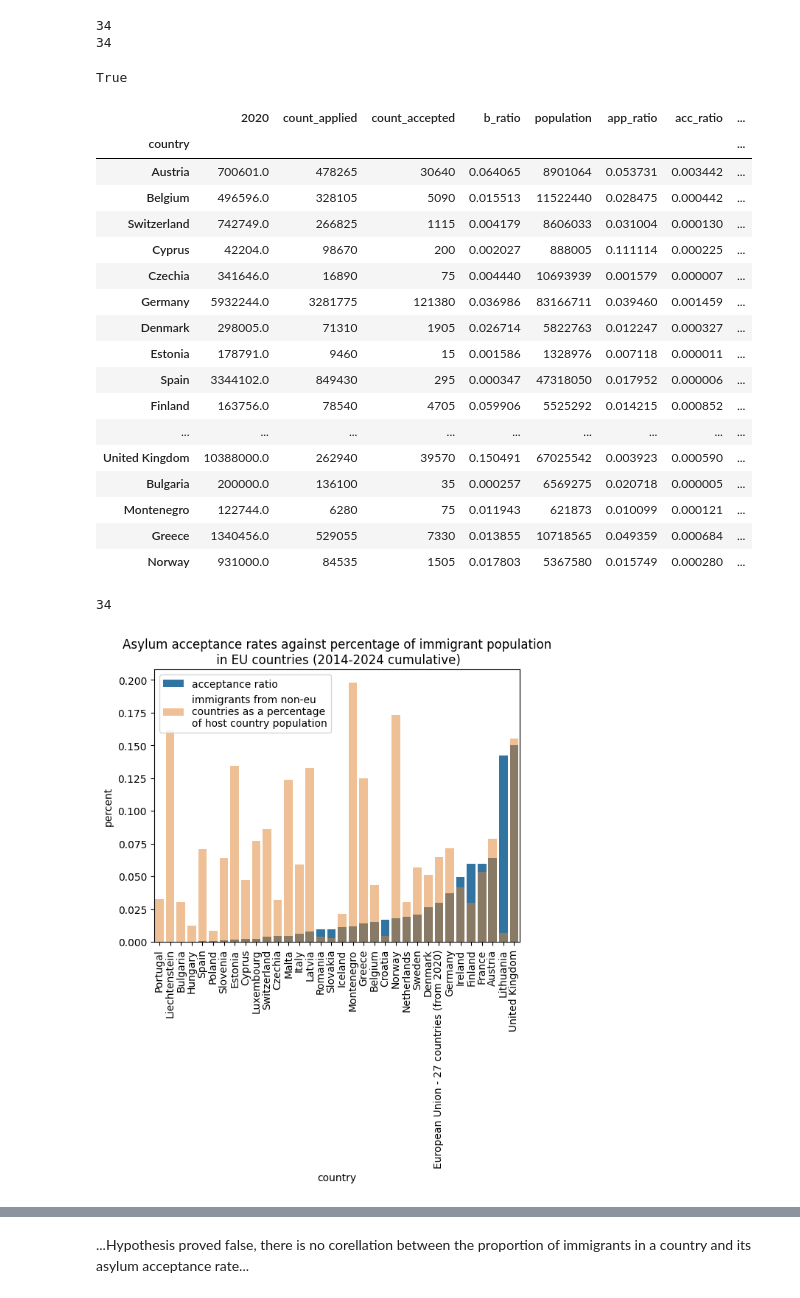
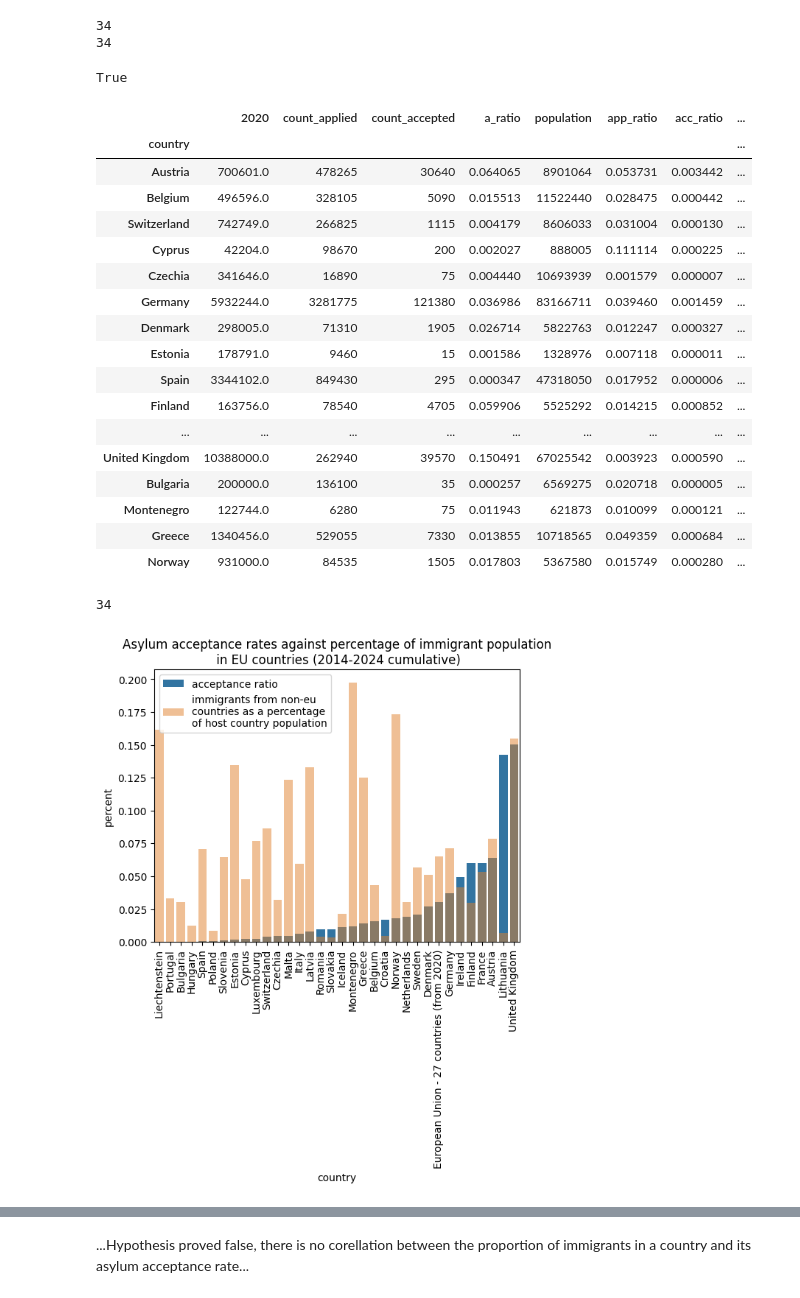
Before and after one commit to jatofi-official/migration-eu-analysis, a Jupyter notebook: Notebooks/asylum_ado_.ipynb, the cells around one changed output, grey strips where cells are left out. Drawn from its saved outputs; the diff is of its cells as text; code cells hidden in the pictures.

```diff
--- a/Notebooks/asylum_ado_.ipynb
+++ b/Notebooks/asylum_ado_.ipynb
@@ -78,14 +78,14 @@ Countries to choose from: {'Malta', 'Slovakia', 'European Union - 27 countries (
 
 # which country is the most generous? not so easy to tell...
 # -> compute ratios of acceptance for each country and plot as bar plot
-top['b_ratio'] = top['count_accepted'] / top['count_applied']
+top['a_ratio'] = top['count_accepted'] / top['count_applied']
 
-top.sort_values(by = 'b_ratio', inplace = True)
+top.sort_values(by = 'a_ratio', inplace = True)
 
-a = sns.barplot(data = top, x = 'country', y = 'b_ratio')
+a = sns.barplot(data = top, x = 'country', y = 'a_ratio')
 a.set_ylabel('Acceptnce ratio')
 a.set_title('Asylum acceptance rates for EU countries (2014-2024 cumulative)')
 plt.xticks(rotation = 90)
-print('Average acceptance rate:', top.loc['European Union - 27 countries (from 2020)', 'b_ratio'])
+print('Average acceptance rate:', top.loc['European Union - 27 countries (from 2020)', 'a_ratio'])
 # %% [output]
 Average acceptance rate: 0.030108226262807024
@@ -265,7 +267,7 @@ display(top)
 pass
 # %% [output]
 True
-|  | 2020 | count_applied | count_accepted | b_ratio | population | app_ratio | acc_ratio | ... |
+|  | 2020 | count_applied | count_accepted | a_ratio | population | app_ratio | acc_ratio | ... |
 | country |  |  |  |  |  |  |  | ... |
 | Austria | 700601.0 | 478265 | 30640 | 0.064065 | 8901064 | 0.053731 | 0.003442 | ... |
 | Belgium | 496596.0 | 328105 | 5090 | 0.015513 | 11522440 | 0.028475 | 0.000442 | ... |
@@ -286,24 +288,24 @@ True
 # %%
 print(len(top))
 top['OEUI_percentage'] = top['outside_EU_immigrants'] / top['population']
-top.sort_values(by = 'b_ratio', inplace = True)
+top.sort_values(by = 'a_ratio', inplace = True)
 
 # just copying the previous bar plot:
-a = sns.barplot(data = top, x = 'country', y = 'b_ratio', label = 'acceptance ratio')
+a = sns.barplot(data = top, x = 'country', y = 'a_ratio', label = 'acceptance ratio')
 a.set_ylabel('percent')
 a.set_title('Asylum acceptance rates against percentage of immigrant population\n in EU countries (2014-2024 cumulative)')
 plt.xticks(rotation = 90)
 
 # adding a new feature:
 a = sns.barplot(data = top, x = 'country', y = 'OEUI_percentage',
                 label = 'immigrants from non-eu\ncountries as a percentage\nof host country population',
                 alpha = 0.5)
 
 plt.xticks(rotation = 90)
 pass
 # %% [output]
 34
-[figure, old version]
+[figure, new version]
 # %%
 # import Pearson correlation coefficient:
 from numpy import corrcoef
```
Also changed, not shown: parts of 24 cells of this notebook, 2 other files.
